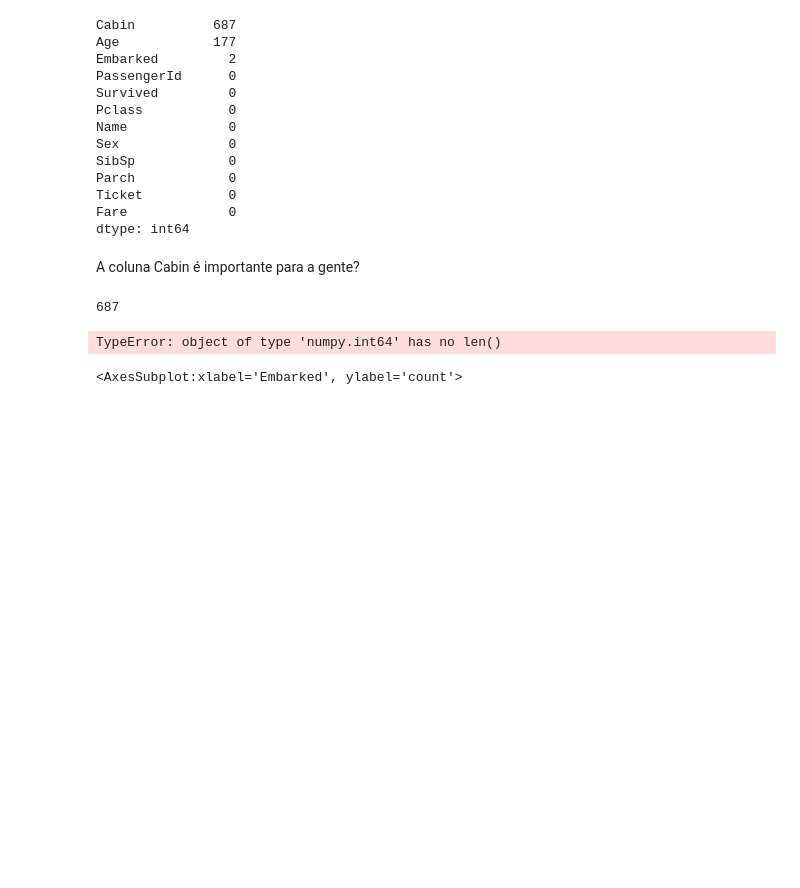
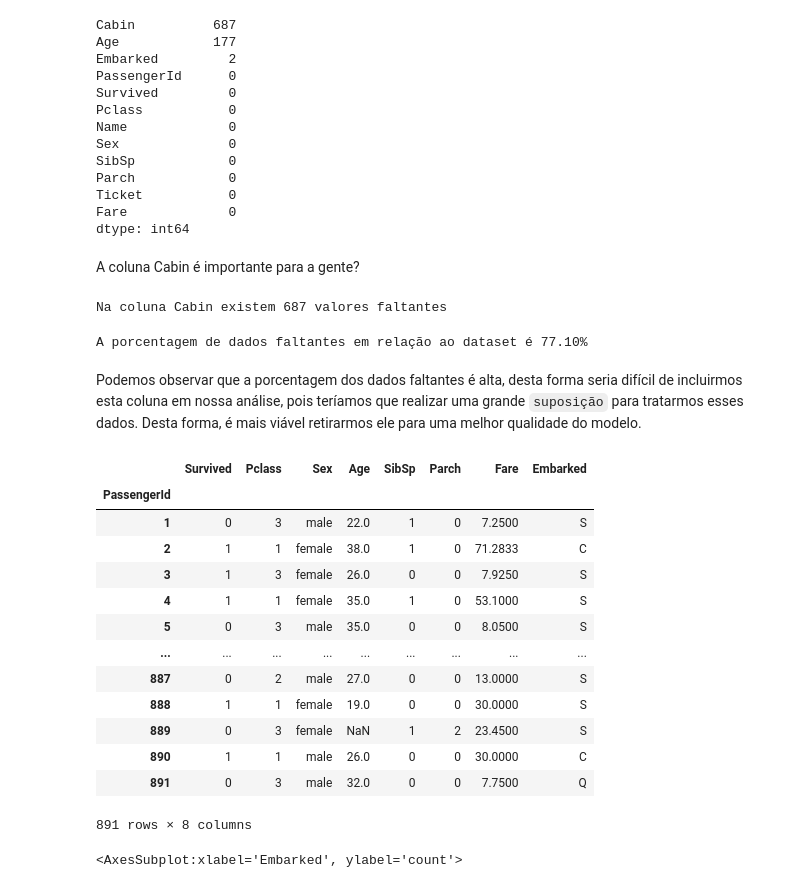
Before and after one commit to pedrodicati/titanic-datascience, a Jupyter notebook: titanic.ipynb, the cells around one changed output. Cells and saved outputs as stored; diff of their text form; code cells hidden in the pictures; blank space fills up the shorter version.

```diff
--- a/titanic.ipynb
+++ b/titanic.ipynb
@@ -126,18 +129,37 @@ Fare             0
 dtype: int64
 # %% [markdown]
 A coluna Cabin é importante para a gente?
-# %%
-df_train['Cabin'].isnull().sum()
-# %% [output]
-687
-# %%
-print("A porcentagem de dados faltantes na coluna ""Cabin"" é %.2f%%"
-        % (len(df_train['Cabin'].isnull().sum()) / df_train['Cabin'].shape[0]))
-# %% [output]
-TypeError: object of type 'numpy.int64' has no len()
+# %%
+print(f"Na coluna Cabin existem {df_train['Cabin'].isnull().sum()} valores faltantes")
+# %% [output]
+Na coluna Cabin existem 687 valores faltantes
+# %%
+values_null = df_train['Cabin'].isnull().sum().item()
+
+print(f"A porcentagem de dados faltantes em relação ao dataset é {values_null / df_train['Cabin'].shape[0] * 100:.2f}%")
+# %% [output]
+A porcentagem de dados faltantes em relação ao dataset é 77.10%
+# %% [markdown]
+Podemos observar que a porcentagem dos dados faltantes é alta, desta forma seria difícil de incluirmos esta coluna em nossa análise, pois teríamos que realizar uma grande `suposição` para tratarmos esses dados. Desta forma, é mais viável retirarmos ele para uma melhor qualidade do modelo.
 # %%
-# cabin
-# df_train.drop(columns=['Cabin', 'Ticket'], inplace=True)
+df_train.drop(columns=['Cabin'], inplace=True)
+
+df_train
+# %% [output]
+|  | Survived | Pclass | Sex | Age | SibSp | Parch | Fare | Embarked |
+| PassengerId |  |  |  |  |  |  |  |  |
+| 1 | 0 | 3 | male | 22.0 | 1 | 0 | 7.2500 | S |
+| 2 | 1 | 1 | female | 38.0 | 1 | 0 | 71.2833 | C |
+| 3 | 1 | 3 | female | 26.0 | 0 | 0 | 7.9250 | S |
+| 4 | 1 | 1 | female | 35.0 | 1 | 0 | 53.1000 | S |
+| 5 | 0 | 3 | male | 35.0 | 0 | 0 | 8.0500 | S |
+| ... | ... | ... | ... | ... | ... | ... | ... | ... |
+| 887 | 0 | 2 | male | 27.0 | 0 | 0 | 13.0000 | S |
+| 888 | 1 | 1 | female | 19.0 | 0 | 0 | 30.0000 | S |
+| 889 | 0 | 3 | female | NaN | 1 | 2 | 23.4500 | S |
+| 890 | 1 | 1 | male | 26.0 | 0 | 0 | 30.0000 | C |
+| 891 | 0 | 3 | male | 32.0 | 0 | 0 | 7.7500 | Q |
+891 rows × 8 columns
 # %%
 sns.countplot(data=df_train, x='Embarked')
 # %% [output]
```
Also changed, not shown: parts of 16 cells of this notebook.
